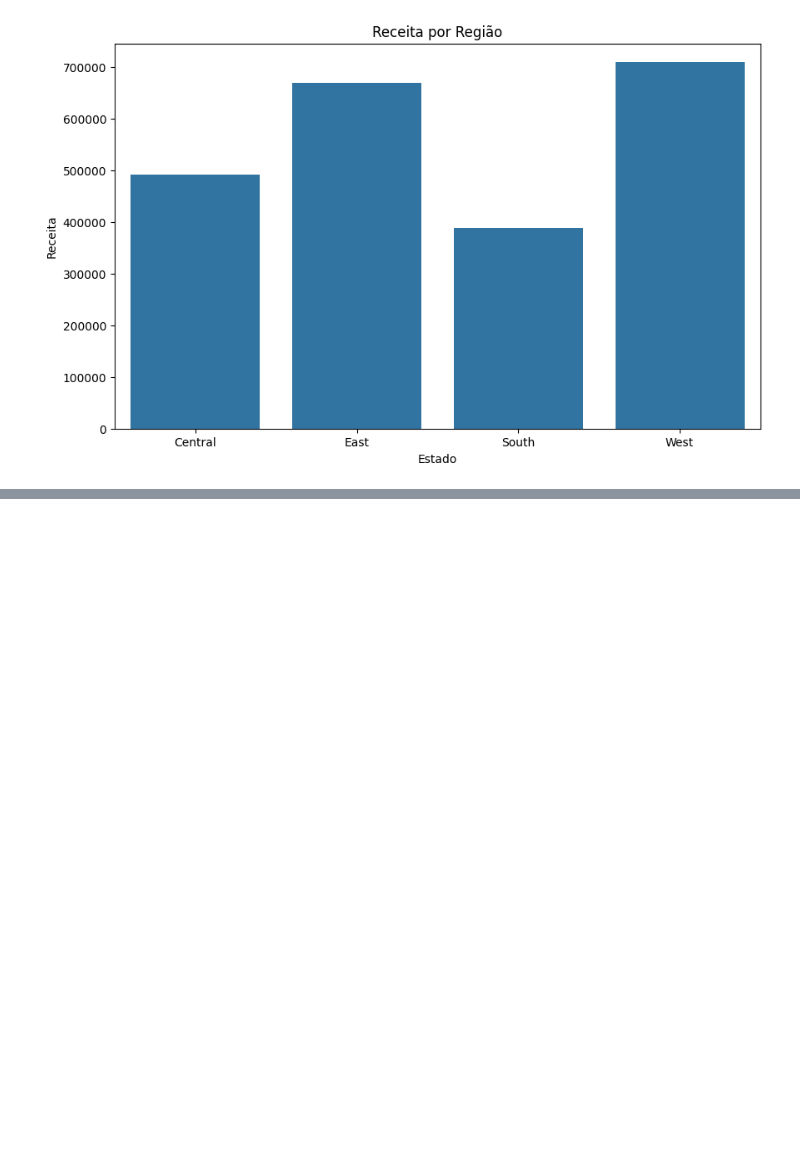
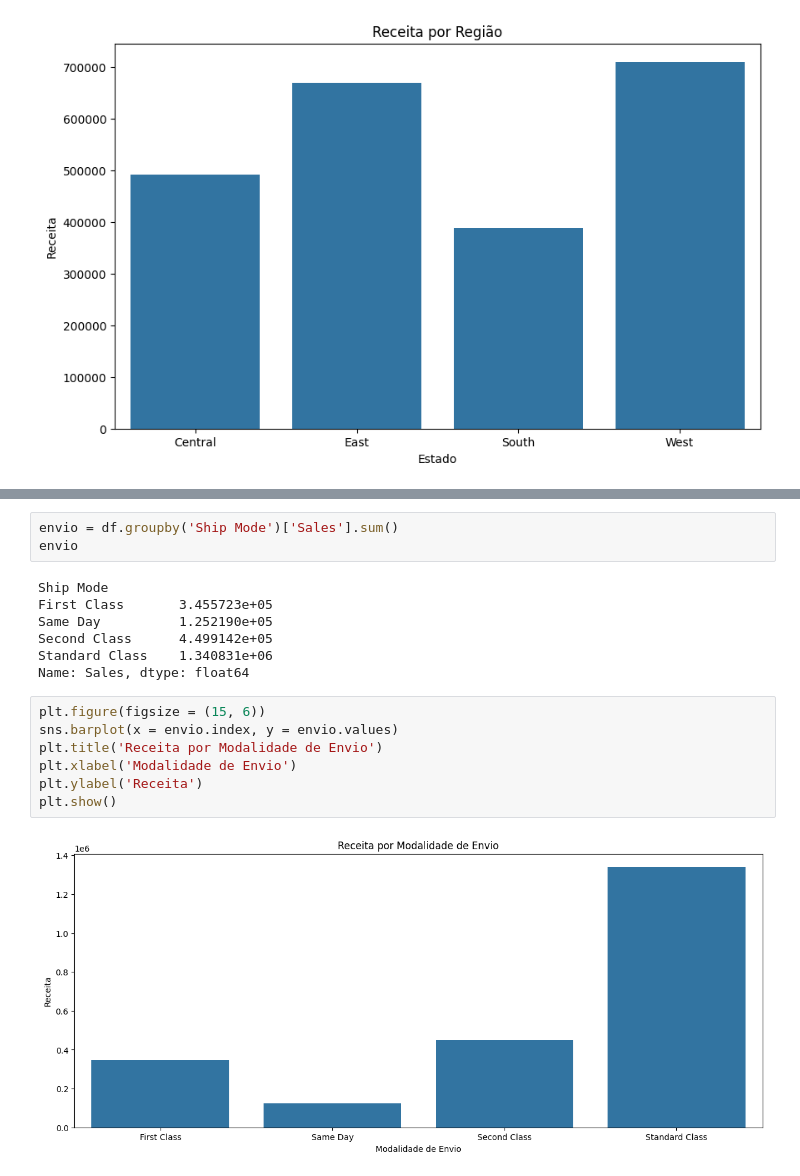
Before and after one commit to GuilhermeAugustox/Analise-de-Dados-de-Venda, a Jupyter notebook: abertura.ipynb, the cells around one changed output, grey strips where cells are left out. Saved outputs shown, nothing was run; the diff lists cells and outputs as text; blank space fills up the shorter version.

```diff
--- a/abertura.ipynb
+++ b/abertura.ipynb
@@ -144,0 +200,19 @@ plt.show()
+# %%
+envio = df.groupby('Ship Mode')['Sales'].sum()
+envio
+# %% [output]
+Ship Mode
+First Class       3.455723e+05
+Same Day          1.252190e+05
+Second Class      4.499142e+05
+Standard Class    1.340831e+06
+Name: Sales, dtype: float64
+# %%
+plt.figure(figsize = (15, 6))
+sns.barplot(x = envio.index, y = envio.values)
+plt.title('Receita por Modalidade de Envio')
+plt.xlabel('Modalidade de Envio')
+plt.ylabel('Receita')
+plt.show()
+# %% [output]
+[figure, added]
```
Also changed, not shown: parts of 9 cells of this notebook.
